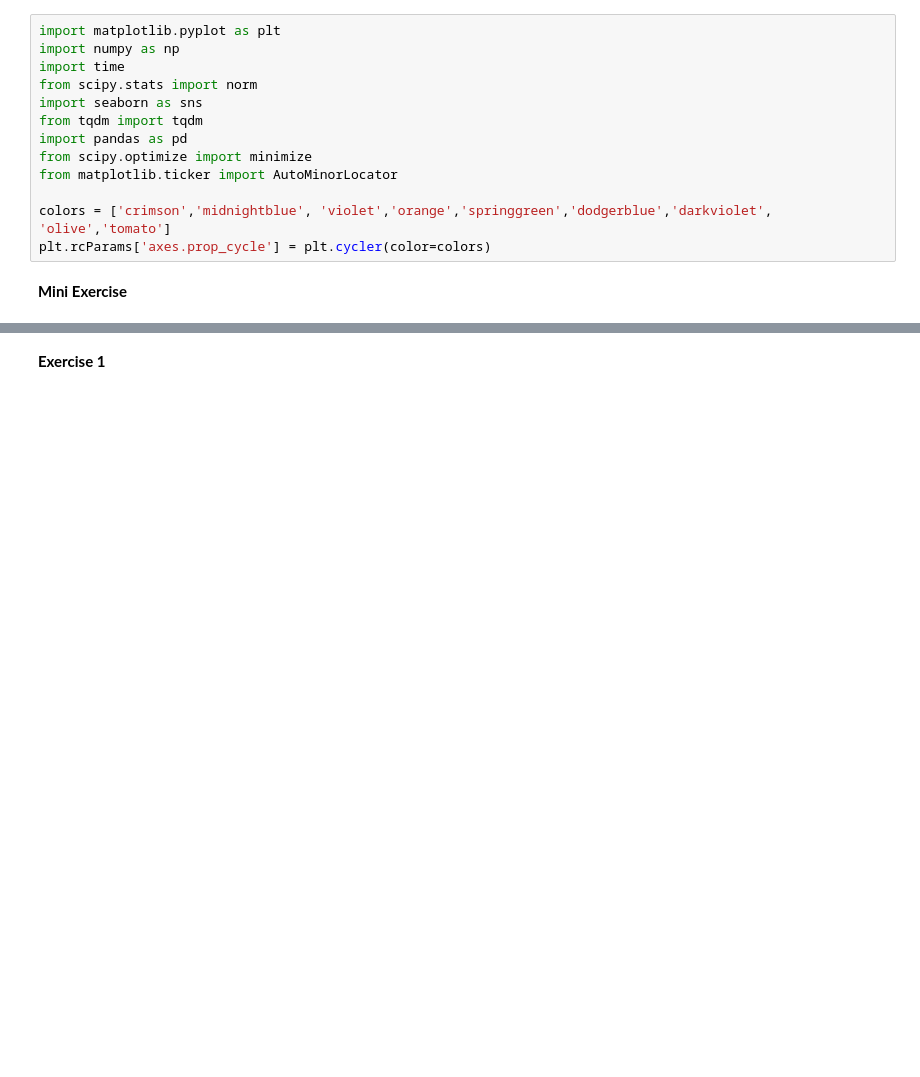
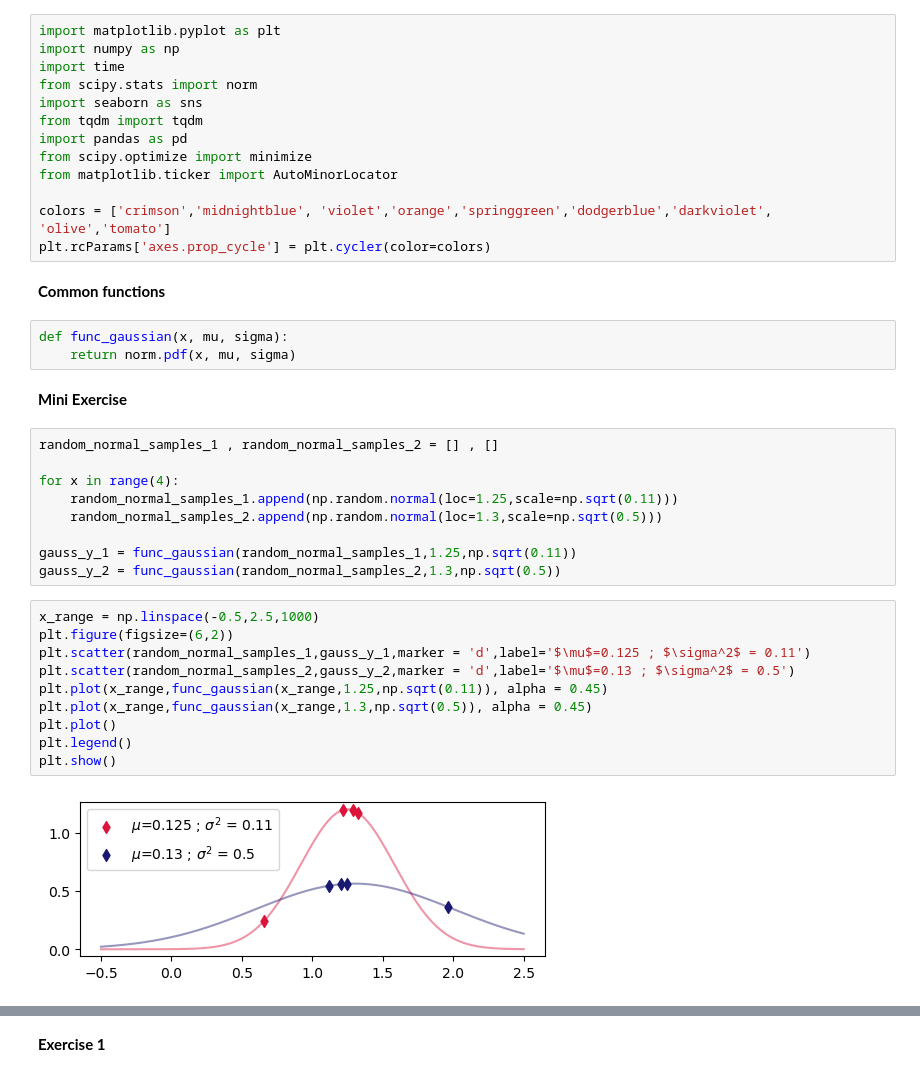
Before and after one commit to Gullaschen/AMAS, a Jupyter notebook: Week 2/TuesdayW2.ipynb, the cells around one changed output, grey strips where cells are left out. Drawn from its saved outputs; the diff is of its cells as text; blank space fills up the shorter version.

```diff
--- a/Week 2/TuesdayW2.ipynb
+++ b/Week 2/TuesdayW2.ipynb
@@ -13,5 +13,31 @@ from matplotlib.ticker import AutoMinorLocator
 
 colors = ['crimson','midnightblue', 'violet','orange','springgreen','dodgerblue','darkviolet', 'olive','tomato']
 plt.rcParams['axes.prop_cycle'] = plt.cycler(color=colors)
+# %% [markdown]
+**Common functions**
+# %%
+def func_gaussian(x, mu, sigma):
+    return norm.pdf(x, mu, sigma)
 # %% [markdown]
 **Mini Exercise**
+# %%
+random_normal_samples_1 , random_normal_samples_2 = [] , []
+
+for x in range(4):
+    random_normal_samples_1.append(np.random.normal(loc=1.25,scale=np.sqrt(0.11)))
+    random_normal_samples_2.append(np.random.normal(loc=1.3,scale=np.sqrt(0.5)))
+
+gauss_y_1 = func_gaussian(random_normal_samples_1,1.25,np.sqrt(0.11))
+gauss_y_2 = func_gaussian(random_normal_samples_2,1.3,np.sqrt(0.5))
+# %%
+x_range = np.linspace(-0.5,2.5,1000)
+plt.figure(figsize=(6,2))
+plt.scatter(random_normal_samples_1,gauss_y_1,marker = 'd',label='$\mu$=0.125 ; $\sigma^2$ = 0.11')
+plt.scatter(random_normal_samples_2,gauss_y_2,marker = 'd',label='$\mu$=0.13 ; $\sigma^2$ = 0.5')
+plt.plot(x_range,func_gaussian(x_range,1.25,np.sqrt(0.11)), alpha = 0.45)
+plt.plot(x_range,func_gaussian(x_range,1.3,np.sqrt(0.5)), alpha = 0.45)
+plt.plot()
+plt.legend()
+plt.show()
+# %% [output]
+[figure, added]
```
Also changed, not shown: parts of 7 cells of this notebook.
